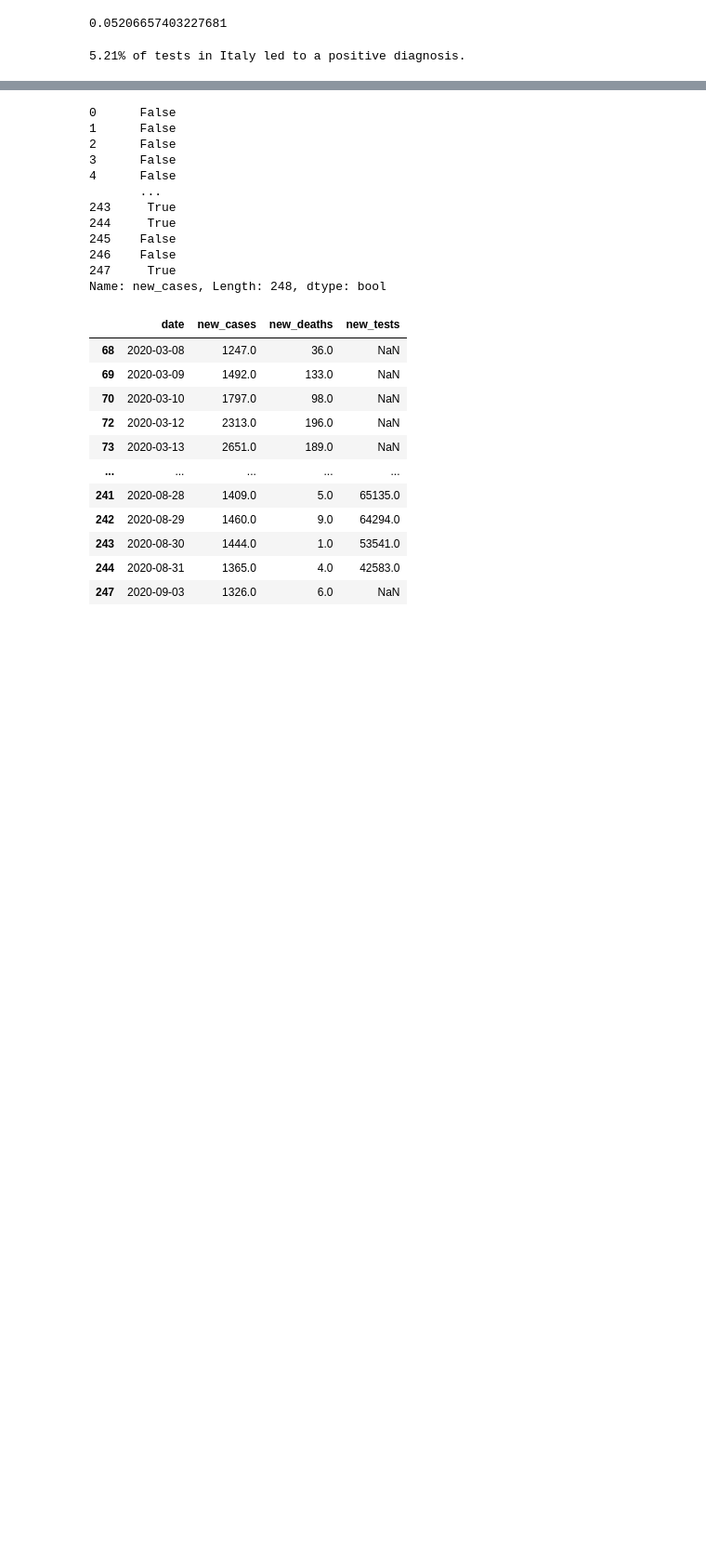
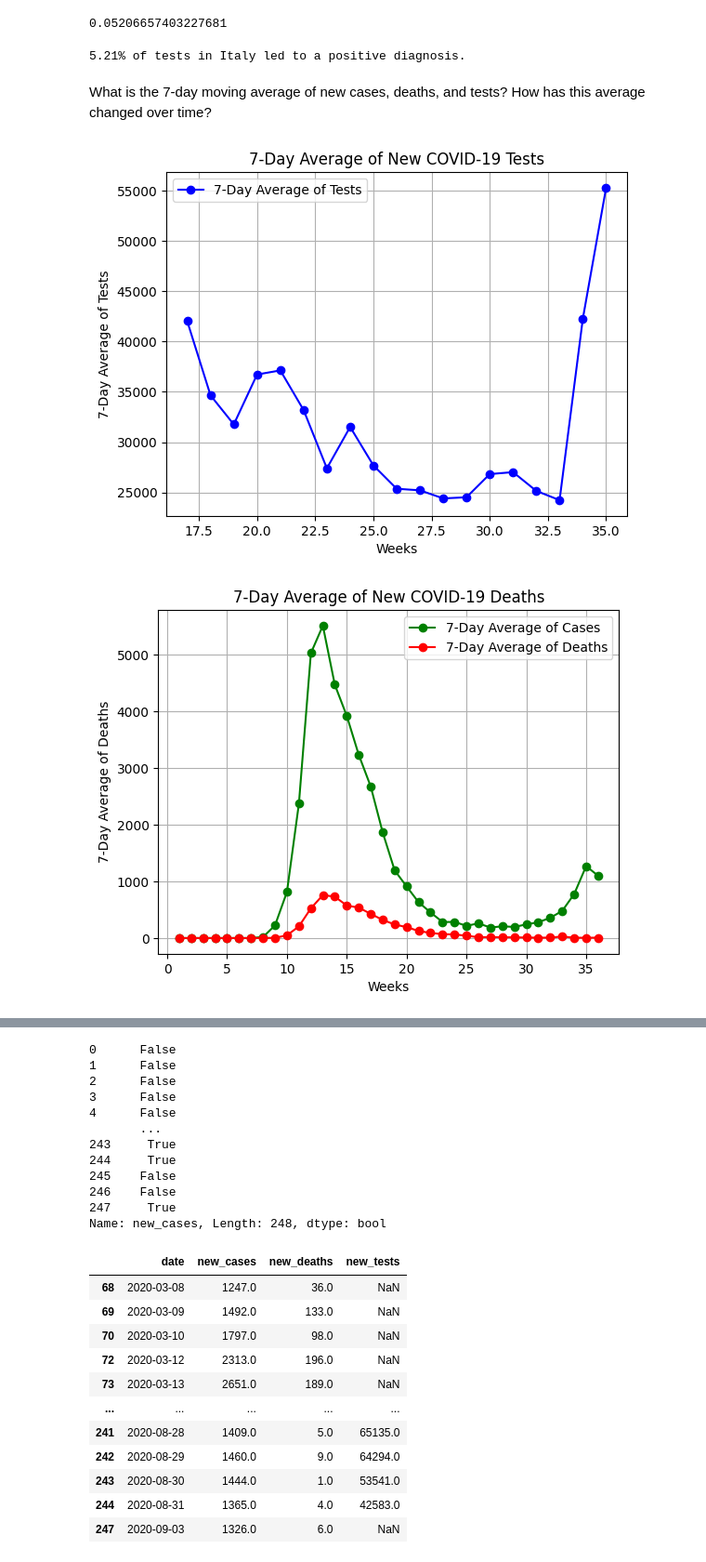
Before and after one commit to hydraadra112/data_analytics_progress, a Jupyter notebook: pandas.ipynb, the cells around one changed output, grey strips where cells are left out. Shown: that part at 93% size. Cells and saved outputs as stored; diff of their text form; code cells hidden in the pictures; blank space fills up the shorter version.

```diff
--- a/pandas.ipynb
+++ b/pandas.ipynb
@@ -224,3 +224,42 @@ positive_rate
 print(f"{(positive_rate*100):.2f}% of tests in Italy led to a positive diagnosis.")
 # %% [output]
 5.21% of tests in Italy led to a positive diagnosis.
+# %% [markdown]
+What is the 7-day moving average of new cases, deaths, and tests? How has this average changed over time?
+# %%
+import matplotlib.pyplot as plt
+
+def week_average(instances, avgof='', color='blue'):
+    week_average = []
+    seven = []
+
+    for i, case in enumerate(instances):
+        seven.append(case)
+        if (i + 1) % 7 == 0:
+            week_average.append(sum(seven) / 7)
+            seven.clear()
+
+    if seven:
+        week_average.append(sum(seven) / len(seven))
+
+    weeks = list(range(1, len(week_average) + 1))
+
+    plt.plot(weeks, week_average, marker='o', label=f'7-Day Average of {avgof}', color=color)
+    plt.xlabel('Weeks')
+    plt.ylabel(f'7-Day Average of {avgof}')
+    plt.title(f'7-Day Average of New COVID-19 {avgof}')
+    plt.grid(True)
+
+week_average(covid_df['new_tests'], 'Tests')
+
+plt.legend()
+plt.show()
+
+week_average(covid_df['new_cases'], 'Cases', 'green')
+week_average(covid_df['new_deaths'], 'Deaths', 'red')
+
+plt.legend()
+plt.show()
+# %% [output]
+[figure, added]
+[figure, added]
```
Also changed, not shown: parts of 21 cells of this notebook.
